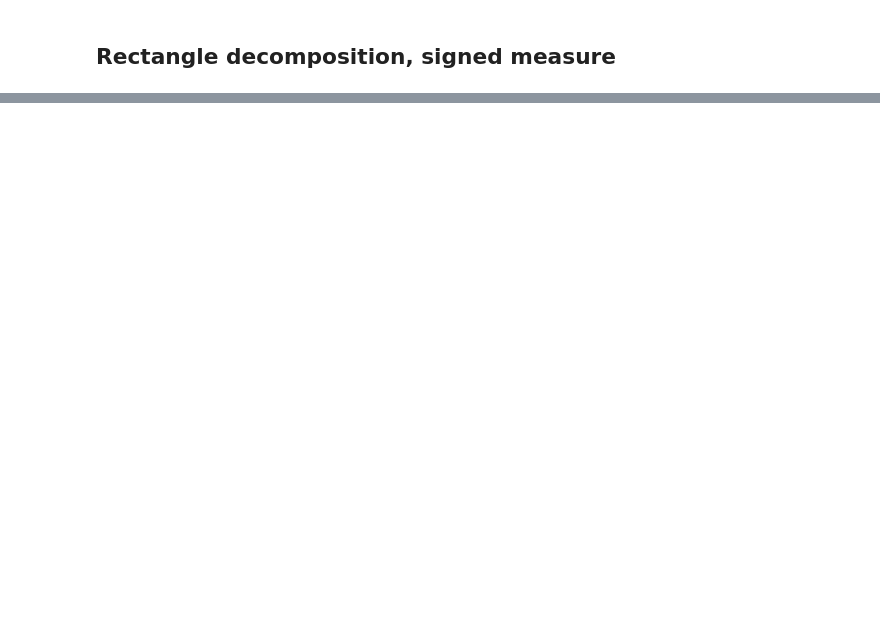
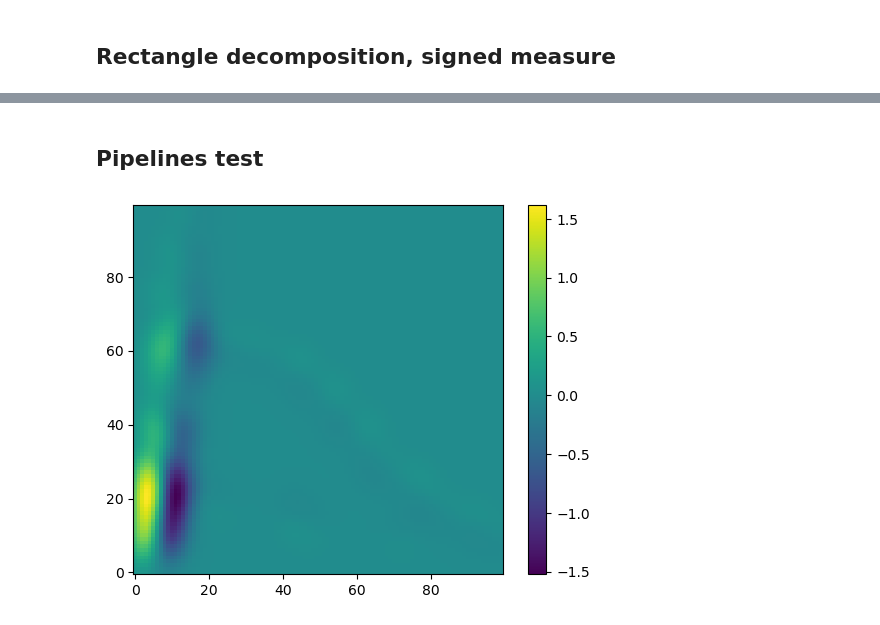
Before and after one commit to DavidLapous/multipers-signed-measure, a Jupyter notebook: Test_rank-decomposition.ipynb, the cells around one changed output, grey strips where cells are left out. Drawn from its saved outputs; the diff is of its cells as text; code cells hidden in the pictures; blank space fills up the shorter version.

```diff
--- a/Test_rank-decomposition.ipynb
+++ b/Test_rank-decomposition.ipynb
@@ -123,0 +84,2 @@ def hilbert2GaussConv(betti_iterable, filtration_grid, kernel="gaussian", bandwi
+# %% [markdown]
+## Pipelines test
@@ -123,0 +90,16 @@ def hilbert2GaussConv(betti_iterable, filtration_grid, kernel="gaussian", bandwi
+# %%
+grid_shape = np.asarray([100,100])
+# %%
+cst = mp.SimplexTreeMulti(simplextree)
+filtration_grid = cst.get_filtration_grid(resolution=grid_shape)
+ToSM = SimplexTree2SignedMeasure(degrees = [1], filtration_grid=filtration_grid, num_collapses=100, max_dimension=2)
+signed_measure = ToSM.fit_transform([cst])
+filtration_grid = ToSM.filtration_grid
+sm_vect = SignedMeasure2img(filtration_grid=filtration_grid, bandwidth=.1).fit_transform(signed_measure)
+
+for img in sm_vect:
+    plt.imshow(img.T, origin="lower")
+    plt.colorbar()
+    plt.show()
+# %% [output]
+[figure, added]
```
Also changed, not shown: parts of 13 cells of this notebook, 57 other files.
